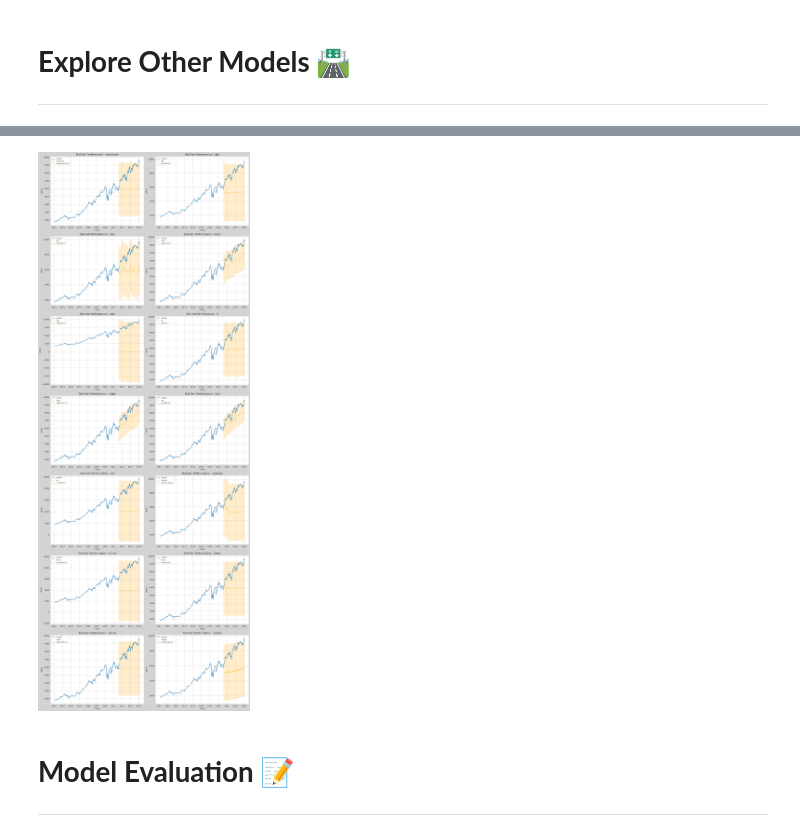
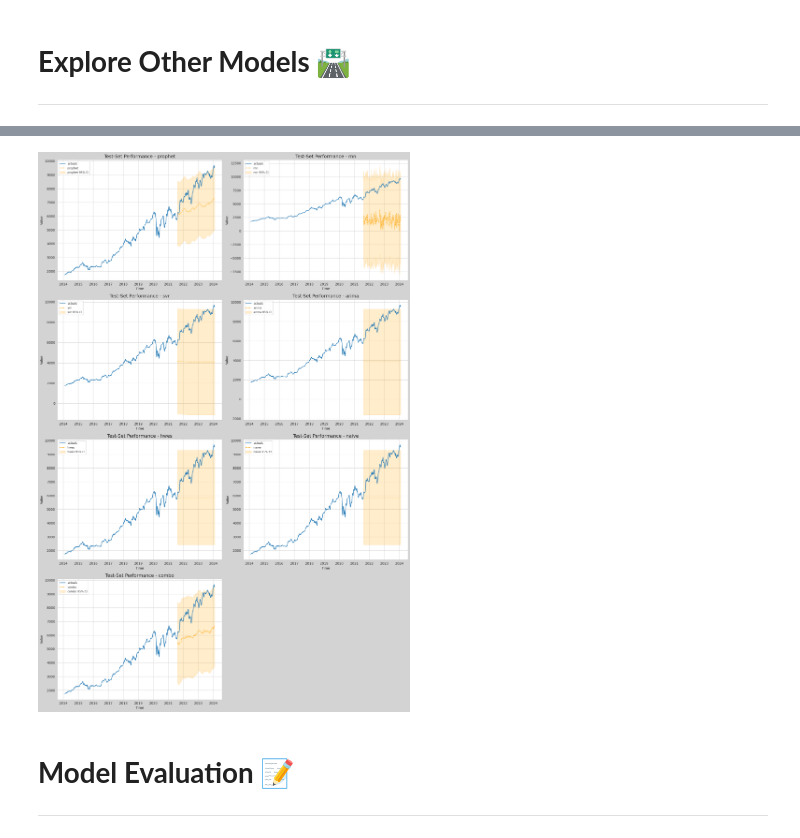
Before and after one commit to brmil07/Kaggle_Projects, a Jupyter notebook: bank-stock-price-forecasting.ipynb, the cells around one changed output, grey strips where cells are left out. Saved outputs shown, nothing was run; the diff lists cells and outputs as text; code cells hidden in the pictures.

Commit message:
Kaggle Notebook | 💸Bank Stock Price Forecasting💸 | Version 3

```diff
--- a/bank-stock-price-forecasting.ipynb
+++ b/bank-stock-price-forecasting.ipynb
@@ -302,8 +487,12 @@ plt.show()
 ---
 # %%
 f.set_estimator('catboost')
+f.add_ar_terms(30)
+f.add_seasonal_regressors('month', 'quarter', dummy=True)
+f.add_time_trend()
 f.eval_cis(mode=True, cilevel=0.95)
-f.manual_forecast(call_me='catboost', verbose=0)
+
+f.manual_forecast(call_me='catboost', depth=4, verbose=False)
 f.plot_test_set(models='catboost', ci=True)
 plt.title('Test-Set Performance - CatBoost', size=14)
 plt.show()
@@ -314,9 +503,13 @@ plt.show()
 ---
 # %%
-f.set_estimator('prophet')
+f.set_estimator('knn')
+f.add_ar_terms(30)
+f.add_seasonal_regressors('month', 'quarter', dummy=True)
+f.add_time_trend()
 f.eval_cis(mode=True, cilevel=0.95)
-f.manual_forecast(call_me='prophet')
-f.plot_test_set(models='prophet', ci=True)
-plt.title('Test-Set Performance - prophet', size=14)
+
+f.manual_forecast(call_me='knn', n_neighbors=5, dynamic_testing=30)
+f.plot_test_set(models='knn', ci=True)
+plt.title('Test-Set Performance - KNN', size=14)
 plt.show()
 # %% [output]
@@ -330,9 +519,13 @@ plt.show()
 ---
 # %%
-f.set_estimator('rnn')
+f.set_estimator('mlp')
+f.add_ar_terms(30)
+f.add_seasonal_regressors('month', 'quarter', dummy=True)
+f.add_time_trend()
 f.eval_cis(mode=True, cilevel=0.95)
-f.manual_forecast(call_me='rnn')
-f.plot_test_set(models='rnn', ci=True)
-plt.title('Test-Set Performance - rnn', size=14)
+
+f.manual_forecast(call_me='mlp', hidden_layer_sizes=(50,50), solver='lbfgs', dynamic_testing=30)
+f.plot_test_set(models='mlp', ci=True)
+plt.title('Test-Set Performance - MLP', size=14)
 plt.show()
 # %% [output]
@@ -346,9 +555,7 @@ plt.show()
 # **Explore Other Models 🛣️**
 ---
 # %%
-model_list = ['elasticnet', 'gbt', 'knn', 'lasso', 'mlp',
-              'rf', 'ridge', 'sgd', 'svr', 'xgboost', 'arima', 'hwes',
-              'naive', 'combo']
+model_list = ['prophet','rnn','svr','arima','hwes','naive','combo']
 
 num_rows = (len(model_list) + 1) // 2  # Number of rows needed for the subplot
 fig, axs = plt.subplots(num_rows, 2, figsize=(16, 6 * num_rows))
@@ -357,10 +564,15 @@ fig.set_facecolor('lightgrey')
 for i, model in enumerate(model_list):
     row = i // 2
     col = i % 2
+
     f.set_estimator(model)
+    f.add_ar_terms(7)
+    f.add_seasonal_regressors('quarter', dummy=True)
+    f.add_time_trend()
     f.eval_cis(mode=True, cilevel=0.95)
-    f.manual_forecast(call_me=model)
-    f.plot_test_set(models=model, ci=True, ax=axs[row, col])
+    f.manual_forecast(call_me=model, dynamic_testing=True)
+    f.plot_test_set(models=model, ci=True, include_train=True, ax=axs[row, col])
+
     axs[row, col].set_title(f'Test-Set Performance - {model}', size=14)
     axs[row, col].set_xlabel('Time')
     axs[row, col].set_ylabel('Value')
@@ -379,4 +600,4 @@ plt.show()
-[figure, old version]
+[figure, new version]
 # %% [markdown]
 # **Model Evaluation 📝**
 ---
```
Also changed, not shown: parts of 62 cells of this notebook.
